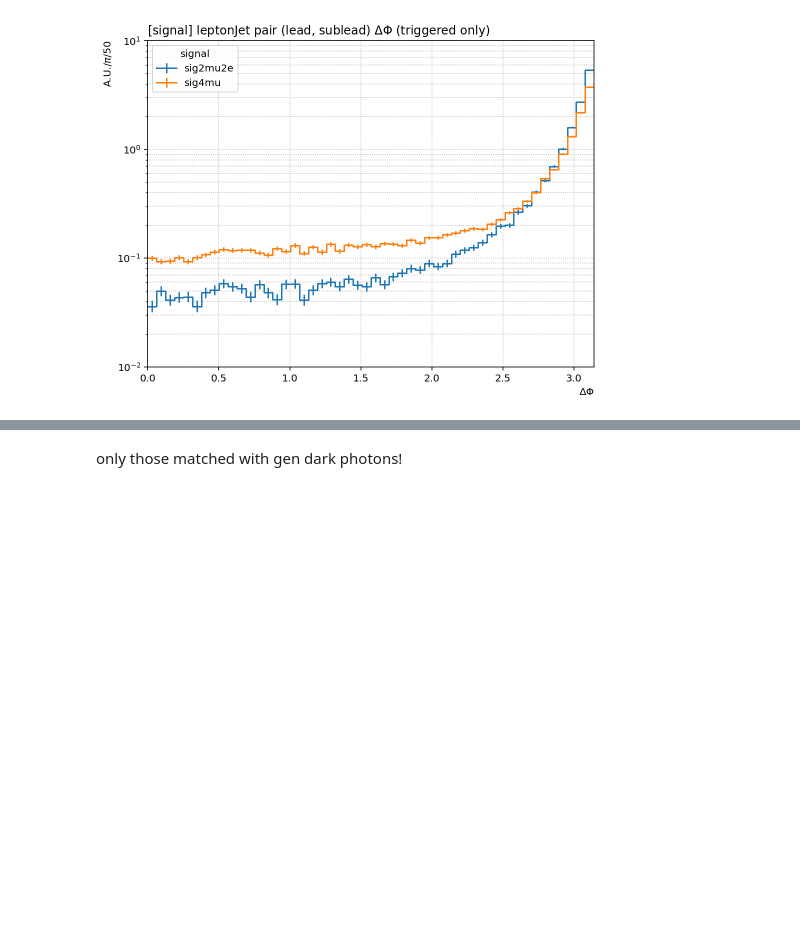
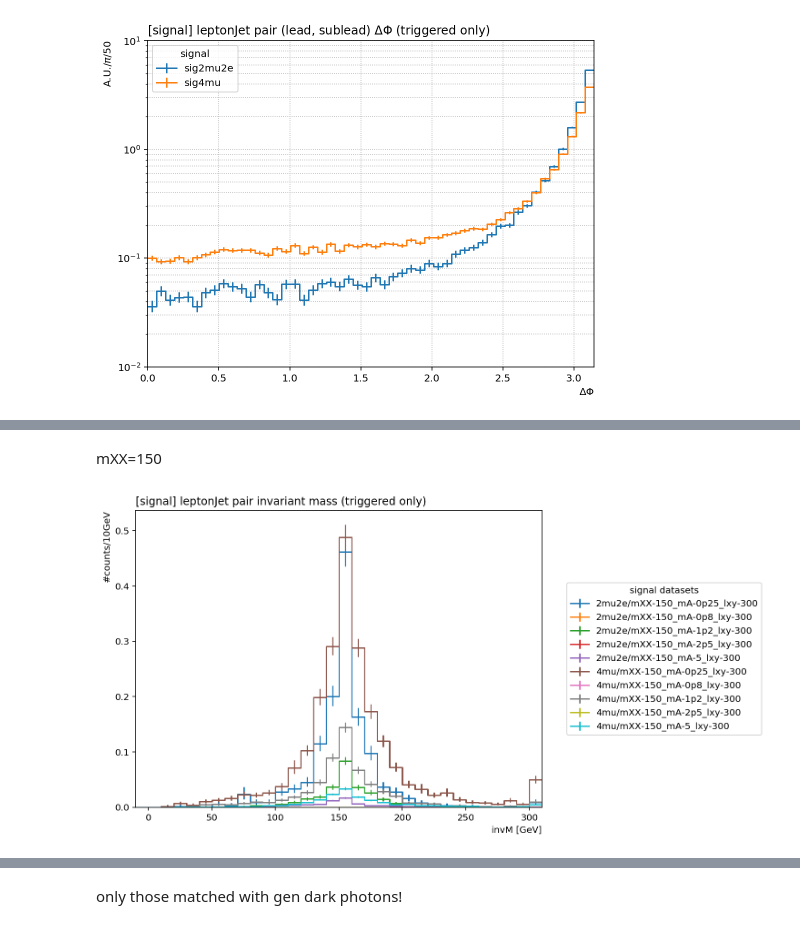
Before and after one commit to areinsvo/FireHydrant, a Jupyter notebook: Notebooks/MC/Signal/variables.ipynb, the cells around one changed output, grey strips where cells are left out. Cells and saved outputs as stored; diff of their text form; code cells hidden in the pictures; blank space fills up the shorter version.

```diff
--- a/Notebooks/MC/Signal/variables.ipynb
+++ b/Notebooks/MC/Signal/variables.ipynb
@@ -648,0 +710,13 @@ ax.get_legend().set_bbox_to_anchor((1.05, 0.5));
+# %% [markdown]
+mXX=150
+# %%
+select = re.compile('(\w+/mXX-150_mA-\w+_lxy-\w+)')
+
+fig, ax = plt.subplots(figsize=(8,6))
+fig, ax, _ = hist.plot1d(output['masslow'][select], overlay='dataset', ax=ax, density=False, overflow='all')
+ax.set_title('[signal] leptonJet pair invariant mass (triggered only)', x=0.0, ha="left")
+ax.set_xlabel(ax.get_xlabel(), x=1.0, ha="right")
+ax.set_ylabel(ax.get_ylabel(), y=1.0, ha="right")
+ax.get_legend().set_bbox_to_anchor((1.05, 0.5));
+# %% [output]
+[figure, added]
```
Also changed, not shown: parts of 19 cells of this notebook, 24 other files.
